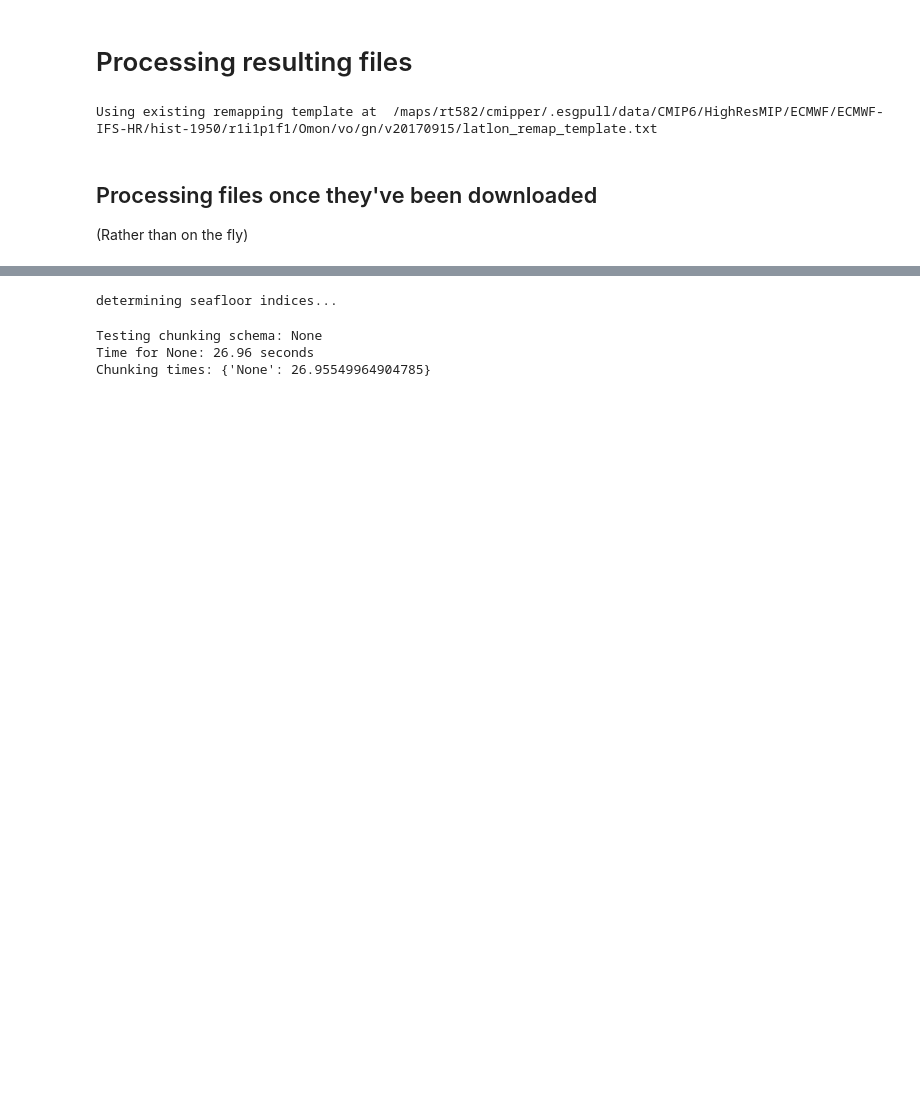
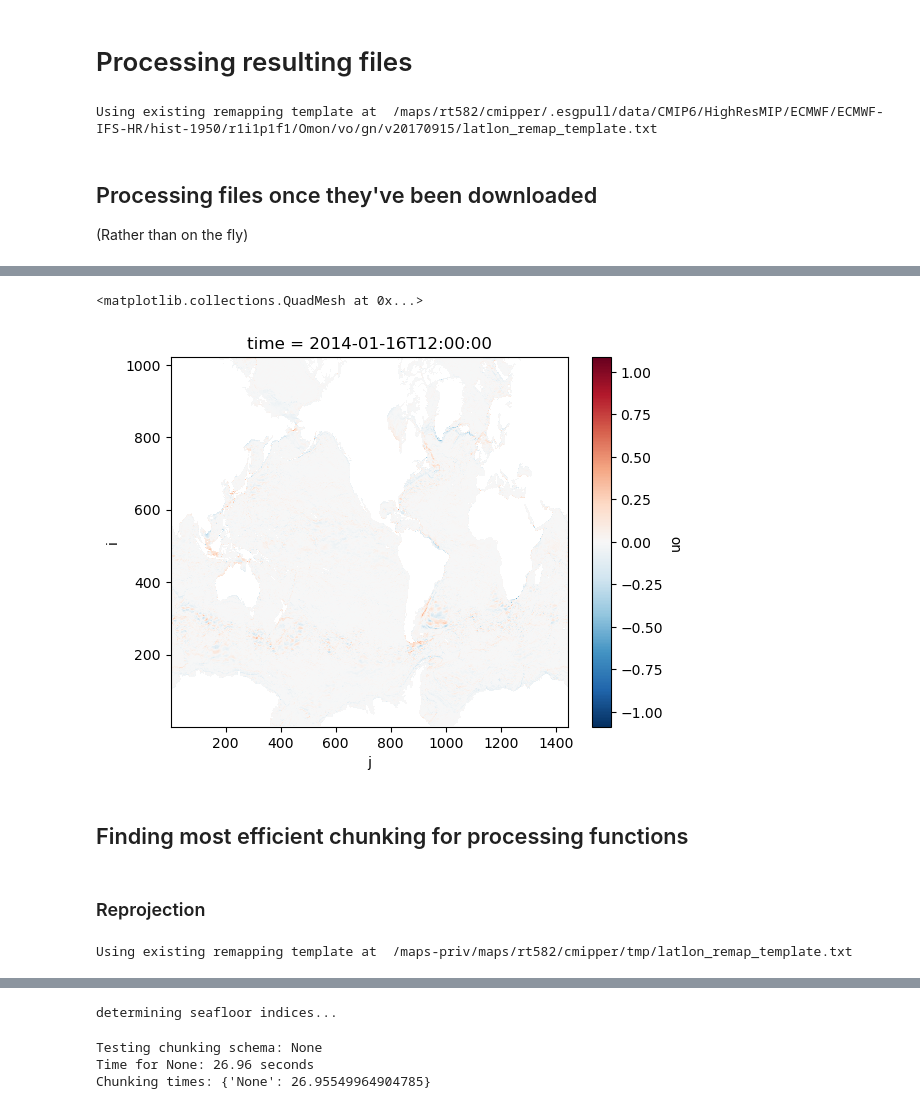
Before and after one commit to orlando-code/cmipper, a Jupyter notebook: notebooks/dev/esgpull_integration.ipynb, the cells around one changed output, grey strips where cells are left out. Drawn from its saved outputs; the diff is of its cells as text; code cells hidden in the pictures; blank space fills up the shorter version.

```diff
--- a/notebooks/dev/esgpull_integration.ipynb
+++ b/notebooks/dev/esgpull_integration.ipynb
@@ -160,0 +188,4 @@ determining seafloor indices...
+# %%
+fp = "/maps/rt582/cmipper/.esgpull/data/CMIP6/HighResMIP/ECMWF/ECMWF-IFS-HR/hist-1950/r2i1p1f1/Omon/uo/gn/v20181119/uo_Omon_ECMWF-IFS-HR_hist-1950_r2i1p1f1_gn_201401-201412.nc"
+check = xa.open_dataset(fp)
+check
@@ -160,0 +207,23 @@ determining seafloor indices...
+# %%
+check.isel(time=0).uo.plot()
+# %% [output]
+<matplotlib.collections.QuadMesh at 0x...>
+[figure, added]
+# %% [markdown]
+## Finding most efficient chunking for processing functions
+# %% [markdown]
+### Reprojection
+# %%
+test_fp = "/maps/rt582/cmipper/.esgpull/data/CMIP6/HighResMIP/ECMWF/ECMWF-IFS-HR/hist-1950/r1i1p1f1/Omon/tos/gn/v20170915/tos_Omon_ECMWF-IFS-HR_hist-1950_r1i1p1f1_gn_195001-195012.nc"
+ds_eg = processing.load_dataset_with_dask(test_fp)
+
+# sort remapping template
+OUTPUT_GRID = "latlon"
+REMAP_METHOD = "bilinear"
+remap_template_fp = processing.handle_cdo_template(
+                    ds_eg,
+                    config.TMP_DIR,
+                    OUTPUT_GRID,
+                )
+# %% [output]
+Using existing remapping template at  /maps-priv/maps/rt582/cmipper/tmp/latlon_remap_template.txt
```
Also changed, not shown: parts of 10 cells of this notebook.
